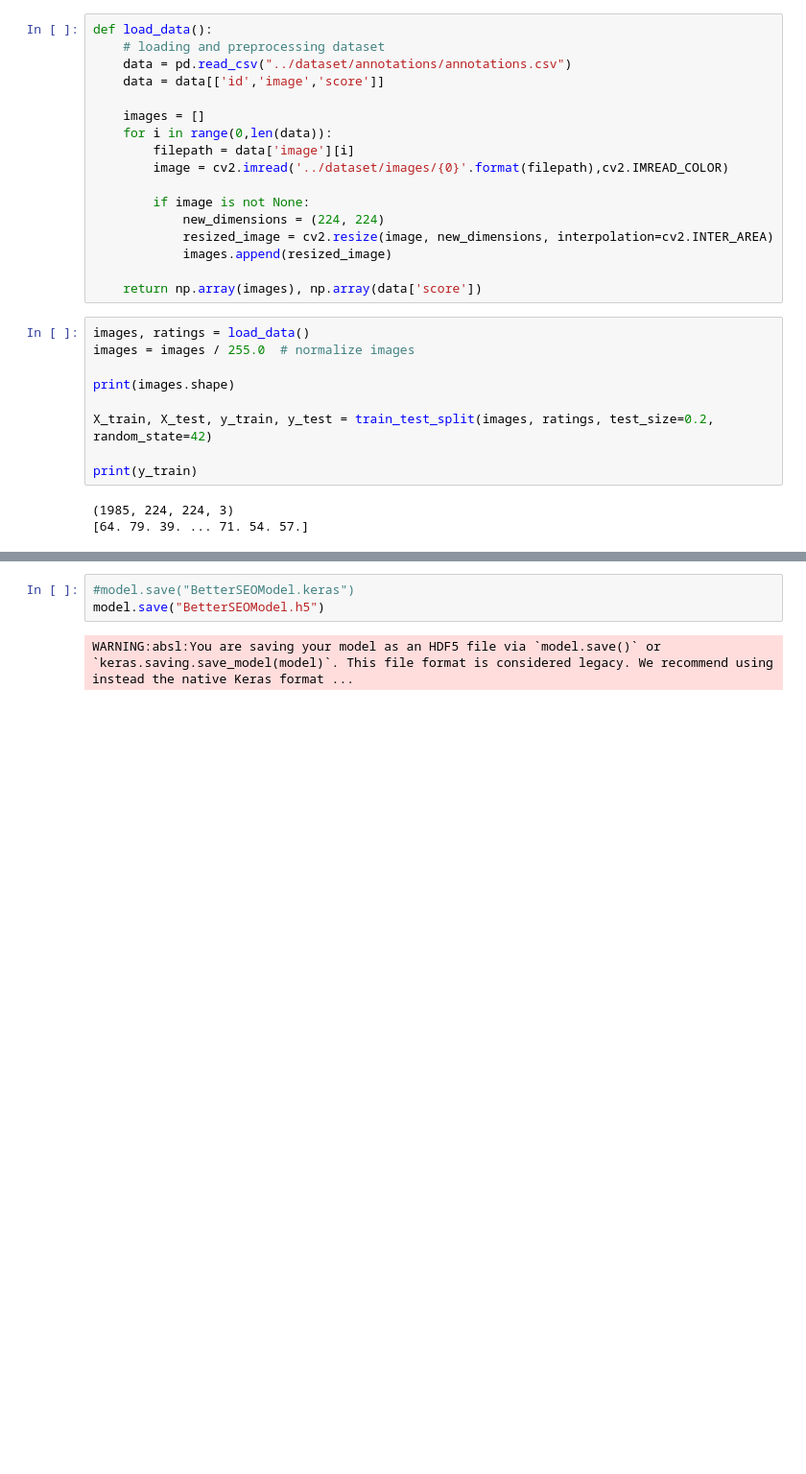
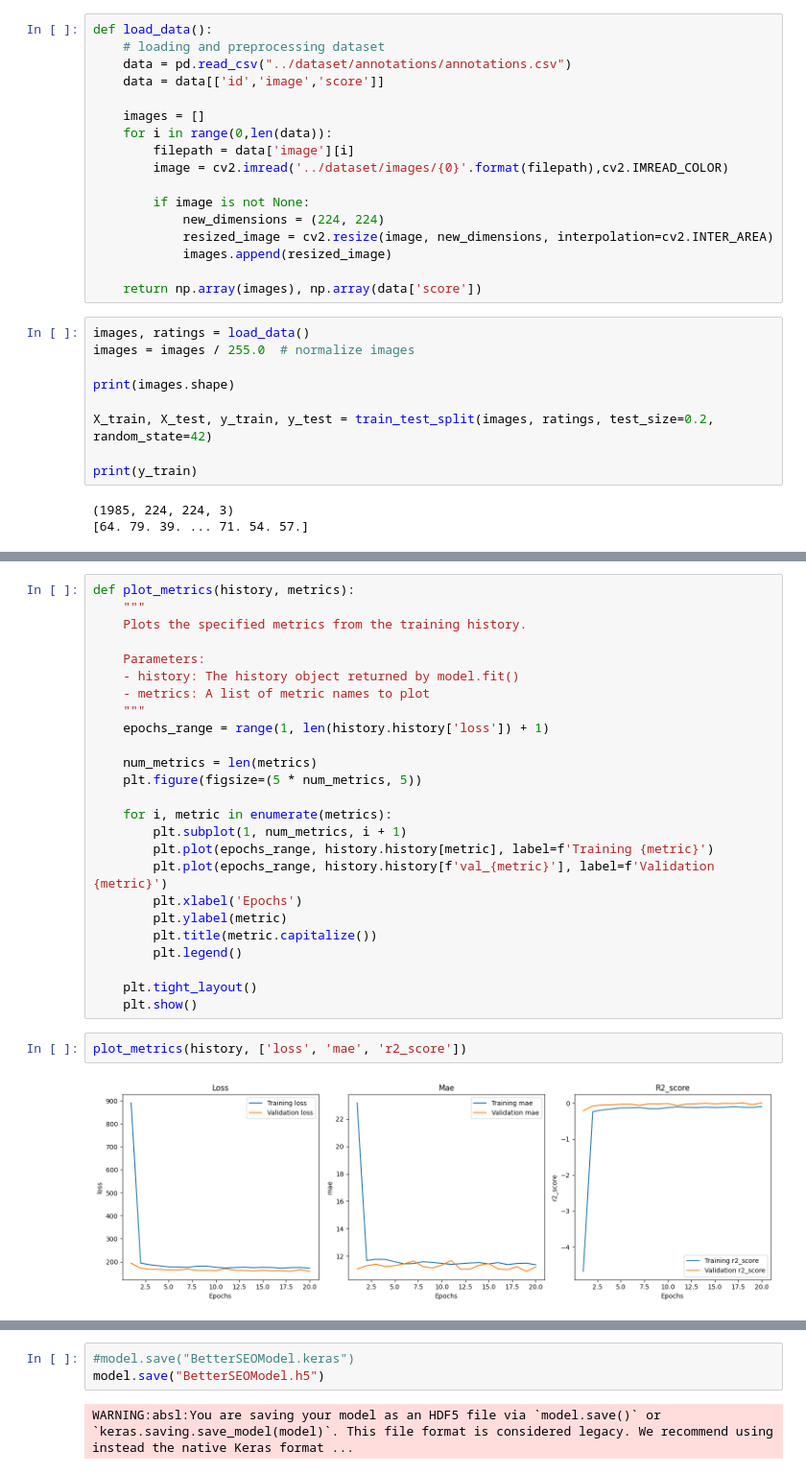
Before and after one commit to 5StackPEC/BetterSEOModel, a Jupyter notebook: notebooks/cnn.ipynb, the cells around one changed output, grey strips where cells are left out. Shown: that part at 96% size. Saved outputs shown, nothing was run; the diff lists cells and outputs as text; blank space fills up the shorter version.

```diff
--- a/notebooks/cnn.ipynb
+++ b/notebooks/cnn.ipynb
@@ -130,3 +143,32 @@ Test r2: 0.002323329448699951
+# %%
+def plot_metrics(history, metrics):
+    """
+    Plots the specified metrics from the training history.
+
+    Parameters:
+    - history: The history object returned by model.fit()
+    - metrics: A list of metric names to plot
+    """
+    epochs_range = range(1, len(history.history['loss']) + 1)
+
+    num_metrics = len(metrics)
+    plt.figure(figsize=(5 * num_metrics, 5))
+
+    for i, metric in enumerate(metrics):
+        plt.subplot(1, num_metrics, i + 1)
+        plt.plot(epochs_range, history.history[metric], label=f'Training {metric}')
+        plt.plot(epochs_range, history.history[f'val_{metric}'], label=f'Validation {metric}')
+        plt.xlabel('Epochs')
+        plt.ylabel(metric)
+        plt.title(metric.capitalize())
+        plt.legend()
+
+    plt.tight_layout()
+    plt.show()
+# %%
+plot_metrics(history, ['loss', 'mae', 'r2_score'])
+# %% [output]
+[figure, added]
 # %%
 for layer in base_model.layers[-10:]:
     layer.trainable = True
```
Also changed, not shown: parts of 7 cells of this notebook.
